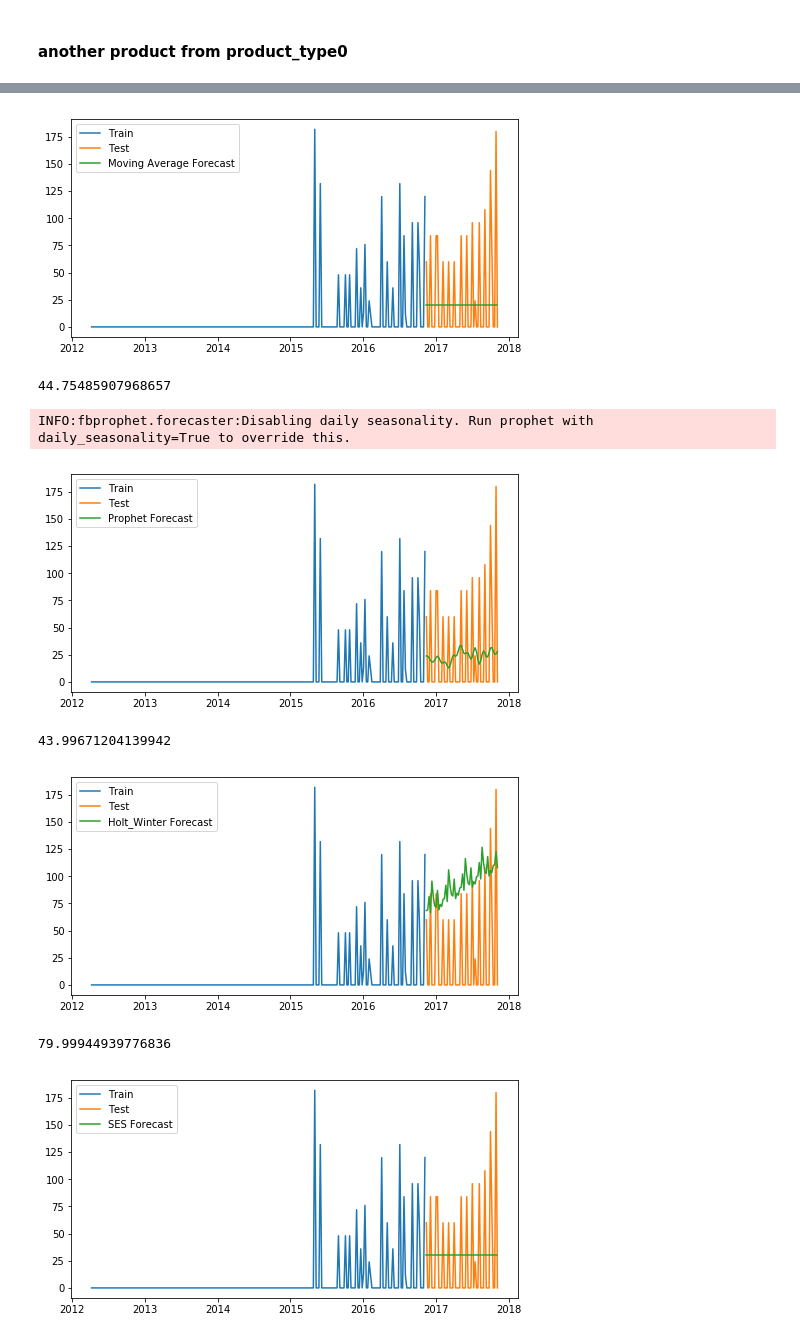
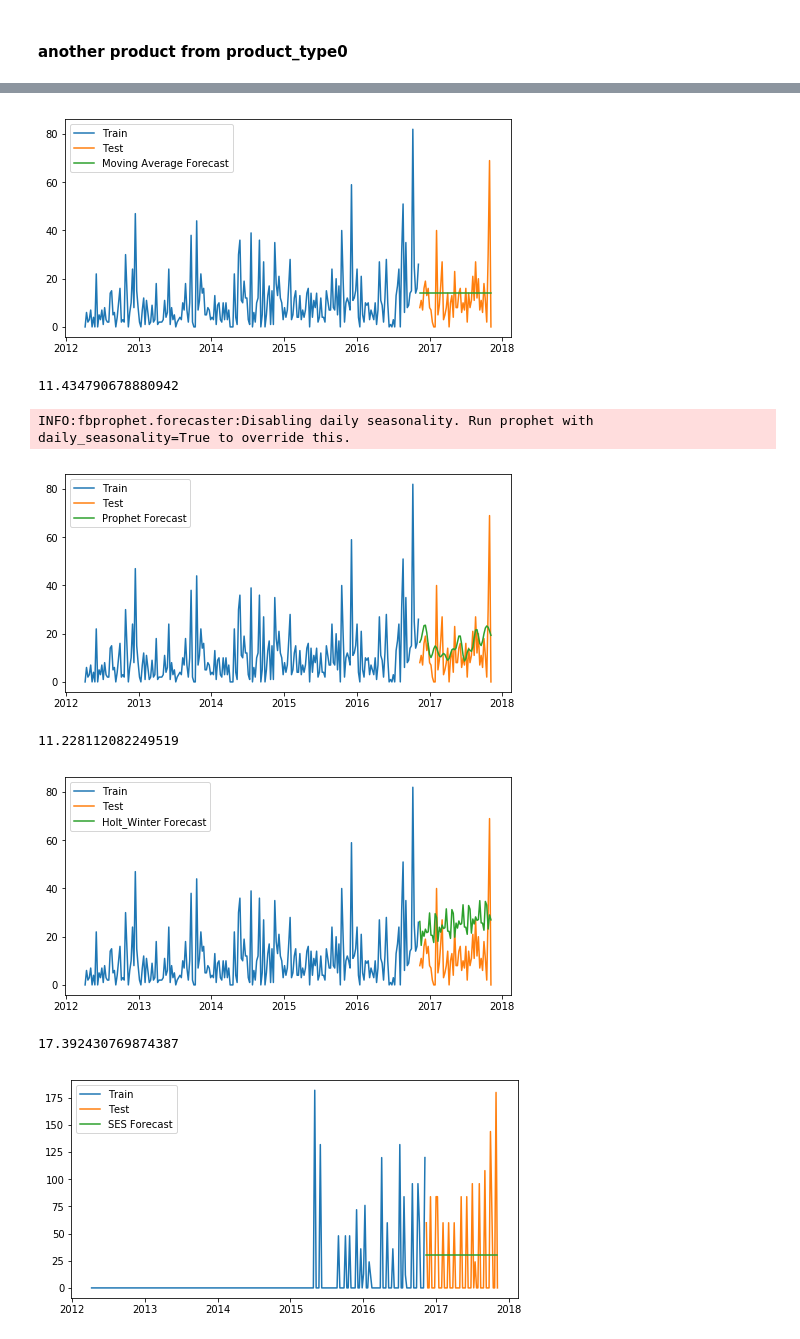
Before and after one commit to fabryandrea/dsi-project, a Jupyter notebook: project_make_groups6.ipynb, the cells around one changed output, grey strips where cells are left out. Drawn from its saved outputs; the diff is of its cells as text; code cells hidden in the pictures.

```diff
--- a/project_make_groups6.ipynb
+++ b/project_make_groups6.ipynb
@@ -608,4 +764,2 @@ RMSE(test_df,'8410-17', y_hat, 'SARIMA')
 # %% [markdown]
 #### another product from product_type0
-# %%
-plot_train_test(train_df, test_df, '8731/5')
@@ -613,0 +835,3 @@ plot_train_test(train_df, test_df, '8731/5')
+# %%
+from functions import plot_train_test
+plot_train_test(train_df, test_df, '8620')
@@ -614,21 +840,21 @@ plot_train_test(train_df, test_df, '8731/5')
 # %%
 # make a df to store all our predictions
 from functions import make_copy_df
-y_hat = make_copy_df(test_df, '8731/5')
+y_hat = make_copy_df(test_df, '8620')
 # %%
 # baseline: Moving Average with 52
 from functions import moving_average
 from functions import plot_time_series
 from functions import RMSE
 
-y_hat['moving_avg'] = moving_average(train_df['8731/5'], m=52)
+y_hat['moving_avg'] = moving_average(train_df['8620'], m=52)
 
-plot_time_series(train_df, test_df, '8731/5', y_hat, 'moving_avg', 'Moving Average Forecast')
+plot_time_series(train_df, test_df, '8620', y_hat, 'moving_avg', 'Moving Average Forecast')
 
-RMSE(test_df,'8731/5', y_hat, 'moving_avg')
+RMSE(test_df,'8620', y_hat, 'moving_avg')
 # %% [output]
-[figure, old version]
+[figure, new version]
-44.75485907968657
+11.434790678880942
 # %%
 # FB Prophet
 # imports
@@ -636,12 +862,12 @@ from fbprophet import Prophet
 
 # make a copy of the dataframe for Prophet transformations
 from functions import make_copy_df
-prophet_df = make_copy_df(train_df, '8731/5')
+prophet_df = make_copy_df(train_df, '8620')
 
 # rename variables (prophet requires the variable names in the time series to be
 # y for target and ds for Datetime)
 from functions import rename_columns
-rename_columns(prophet_df, '8731/5')
+rename_columns(prophet_df, '8620')
 
 # instantiate model instance and set the uncertainty interval to 95%
 # (the Prophet default is 80%)
@@ -656,34 +882,34 @@ forecast = forecast.set_index('ds')
 forecast_slice=forecast[240:292]
 forecast_df = forecast_slice["yhat"]
 # plot
-plot_time_series(train_df, test_df, '8731/5', forecast_slice, 'yhat', 'Prophet Forecast')
+plot_time_series(train_df, test_df, '8620', forecast_slice, 'yhat', 'Prophet Forecast')
 
-RMSE(test_df, '8731/5', forecast_slice, 'yhat')
+RMSE(test_df, '8620', forecast_slice, 'yhat')
 # %% [output]
 INFO:fbprophet.forecaster:Disabling daily seasonality. Run prophet with daily_seasonality=True to override this.
-[figure, old version]
+[figure, new version]
-43.99671204139942
+11.228112082249519
 # %%
 # Holt-Winters
 # here we have trend and seasonality, so we will use Holt-Winters with Statsmodels
 # additive trend and seasonality, no trend damping, seasonal periods=12
 import numpy as np
 from statsmodels.tsa.api import ExponentialSmoothing
 
-fit1 = ExponentialSmoothing(np.asarray(train_df['8731/5']), seasonal_periods=12,
+fit1 = ExponentialSmoothing(np.asarray(train_df['8620']), seasonal_periods=12,
                             trend='additive', seasonal='additive').fit(smoothing_level=0.51,
                                                              smoothing_slope=0.015,
                                                              smoothing_seasonal=0.1)
 y_hat['Holt_Winter'] = fit1.forecast(len(test_df))
 
 # plot
-plot_time_series(train_df, test_df, '8731/5', y_hat, 'Holt_Winter', 'Holt_Winter Forecast')
+plot_time_series(train_df, test_df, '8620', y_hat, 'Holt_Winter', 'Holt_Winter Forecast')
 
 # calculate RMSE
-RMSE(test_df,'8731/5', y_hat, 'Holt_Winter')
+RMSE(test_df,'8620', y_hat, 'Holt_Winter')
 # %% [output]
-[figure, old version]
+[figure, new version]
-79.99944939776836
+17.392430769874387
 # %%
 # Simple Exponential Smoothing
 from statsmodels.tsa.api import SimpleExpSmoothing
```
Also changed, not shown: parts of 63 cells of this notebook, 19 other files.
